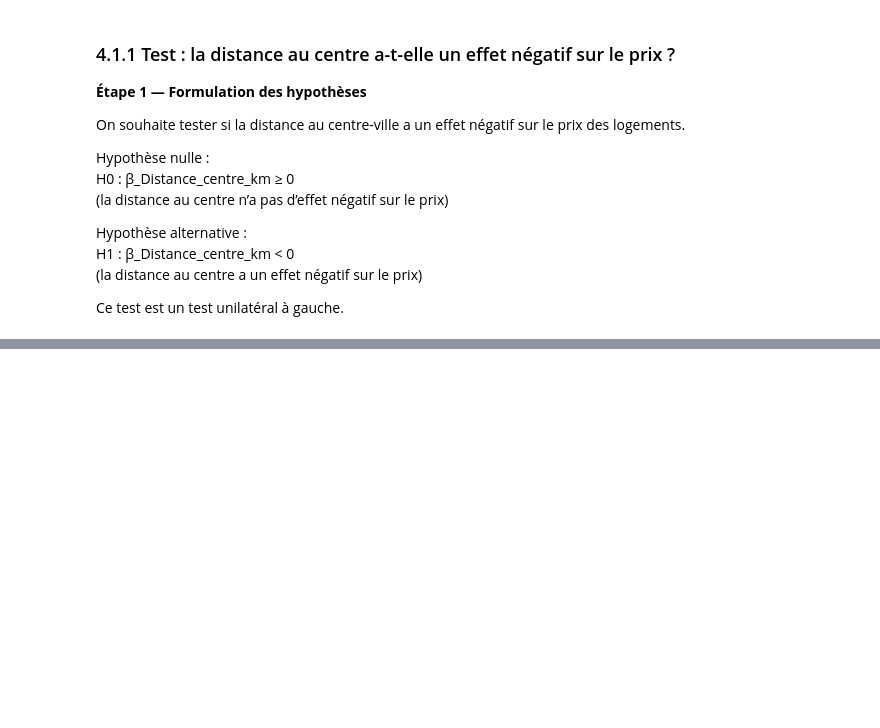
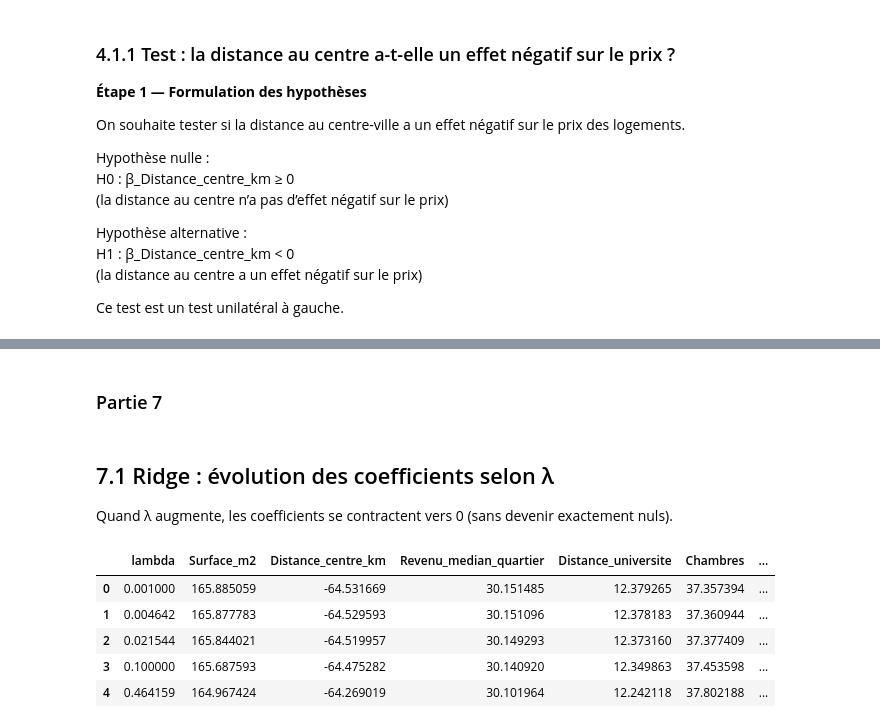
Before and after one commit to SIVAYANAMAPeraveena/Statistique, a Jupyter notebook: notebook.ipynb, the cells around one changed output, grey strips where cells are left out. Drawn from its saved outputs; the diff is of its cells as text; code cells hidden in the pictures; blank space fills up the shorter version.

```diff
--- a/notebook.ipynb
+++ b/notebook.ipynb
@@ -708,0 +830,6 @@ p-value (one-sided, H1: beta < 0) = 7.068721187320483e-18
+# %%
+df["Qualite_ecole_hat"] = first.fittedvalues
+
+X_second = sm.add_constant(pd.concat([df["Qualite_ecole_hat"], df[controls]], axis=1))
+iv = sm.OLS(y, X_second).fit()
+print(iv.summary())
@@ -708,0 +865,9 @@ p-value (one-sided, H1: beta < 0) = 7.068721187320483e-18
+# %%
+df["v_hat"] = df[endo] - df["Qualite_ecole_hat"]
+
+X_cf = sm.add_constant(pd.concat([df[controls], df[[endo, "v_hat"]]], axis=1))
+cf = sm.OLS(y, X_cf).fit()
+print(cf.summary())
+
+print("\nTest : v_hat = 0 (pas d'endogénéité)")
+print(cf.f_test("v_hat = 0"))
@@ -708,0 +932,42 @@ p-value (one-sided, H1: beta < 0) = 7.068721187320483e-18
+# %% [markdown]
+### Partie 7
+# %%
+import numpy as np
+import pandas as pd
+from sklearn.model_selection import train_test_split
+from sklearn.preprocessing import StandardScaler
+from sklearn.pipeline import Pipeline
+from sklearn.linear_model import LinearRegression, Ridge, Lasso, RidgeCV, LassoCV
+from sklearn.metrics import mean_squared_error
+
+features = ["Surface_m2","Distance_centre_km","Revenu_median_quartier","Distance_universite",
+            "Chambres","Ascenseur","Qualite_ecole","Annee_vente","Annee_construction"]
+X = df[features].values
+y = df["Prix_milliers_euros"].values
+
+X_train, X_test, y_train, y_test = train_test_split(X, y, test_size=0.2, random_state=42)
+
+def rmse(y_true, y_pred):
+    return float(np.sqrt(mean_squared_error(y_true, y_pred)))
+
+alphas = np.logspace(-3, 3, 10)  # plusieurs λ
+# %% [markdown]
+## 7.1 Ridge : évolution des coefficients selon λ
+Quand λ augmente, les coefficients se contractent vers 0 (sans devenir exactement nuls).
+# %%
+ridge_paths = []
+for a in alphas:
+    m = Pipeline([("scaler", StandardScaler()), ("ridge", Ridge(alpha=a))])
+    m.fit(X_train, y_train)
+    ridge_paths.append(m.named_steps["ridge"].coef_)
+
+ridge_paths = pd.DataFrame(ridge_paths, columns=features)
+ridge_paths.insert(0, "lambda", alphas)
+ridge_paths.head()
+# %% [output]
+|  | lambda | Surface_m2 | Distance_centre_km | Revenu_median_quartier | Distance_universite | Chambres | ... |
+| 0 | 0.001000 | 165.885059 | -64.531669 | 30.151485 | 12.379265 | 37.357394 | ... |
+| 1 | 0.004642 | 165.877783 | -64.529593 | 30.151096 | 12.378183 | 37.360944 | ... |
+| 2 | 0.021544 | 165.844021 | -64.519957 | 30.149293 | 12.373160 | 37.377409 | ... |
+| 3 | 0.100000 | 165.687593 | -64.475282 | 30.140920 | 12.349863 | 37.453598 | ... |
+| 4 | 0.464159 | 164.967424 | -64.269019 | 30.101964 | 12.242118 | 37.802188 | ... |
```
Also changed, not shown: parts of 40 cells of this notebook.
